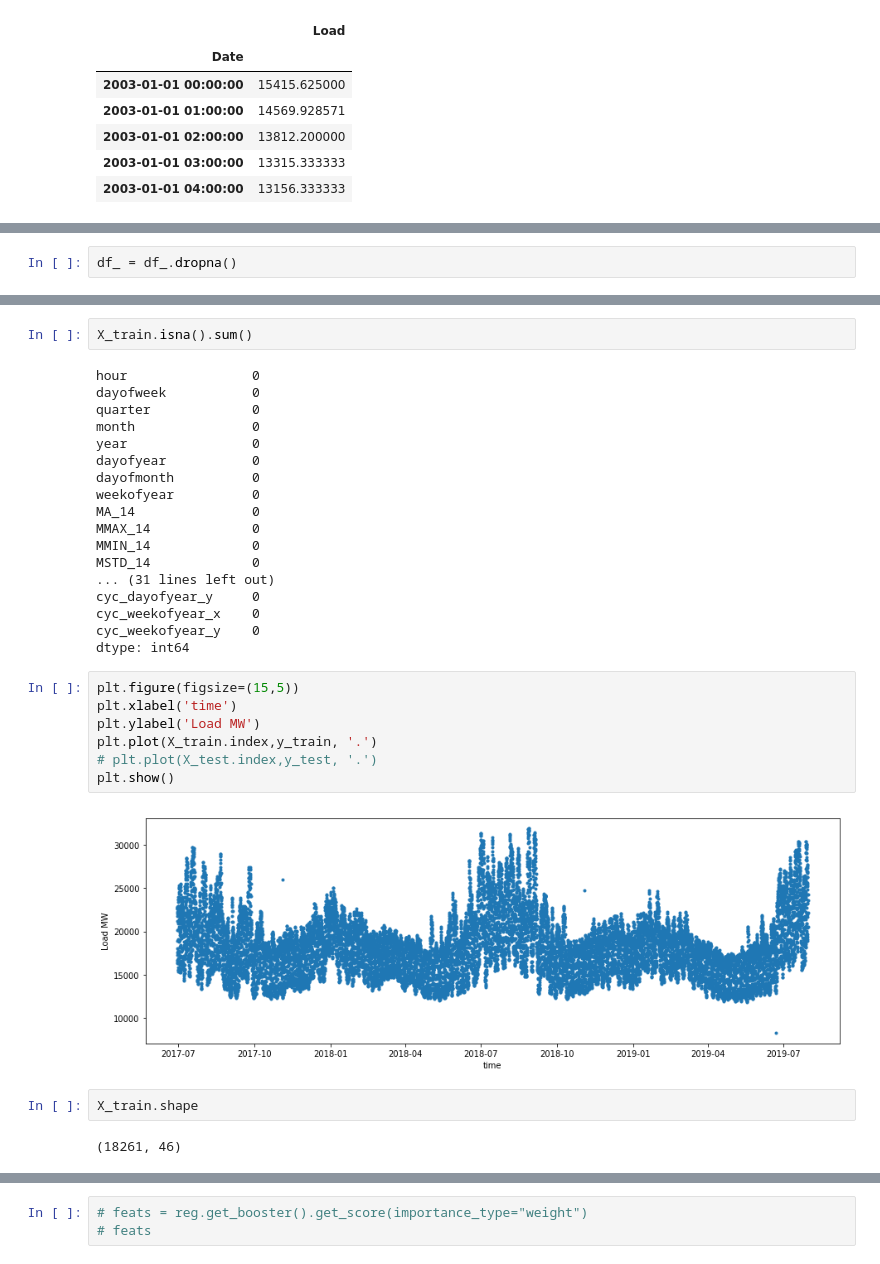
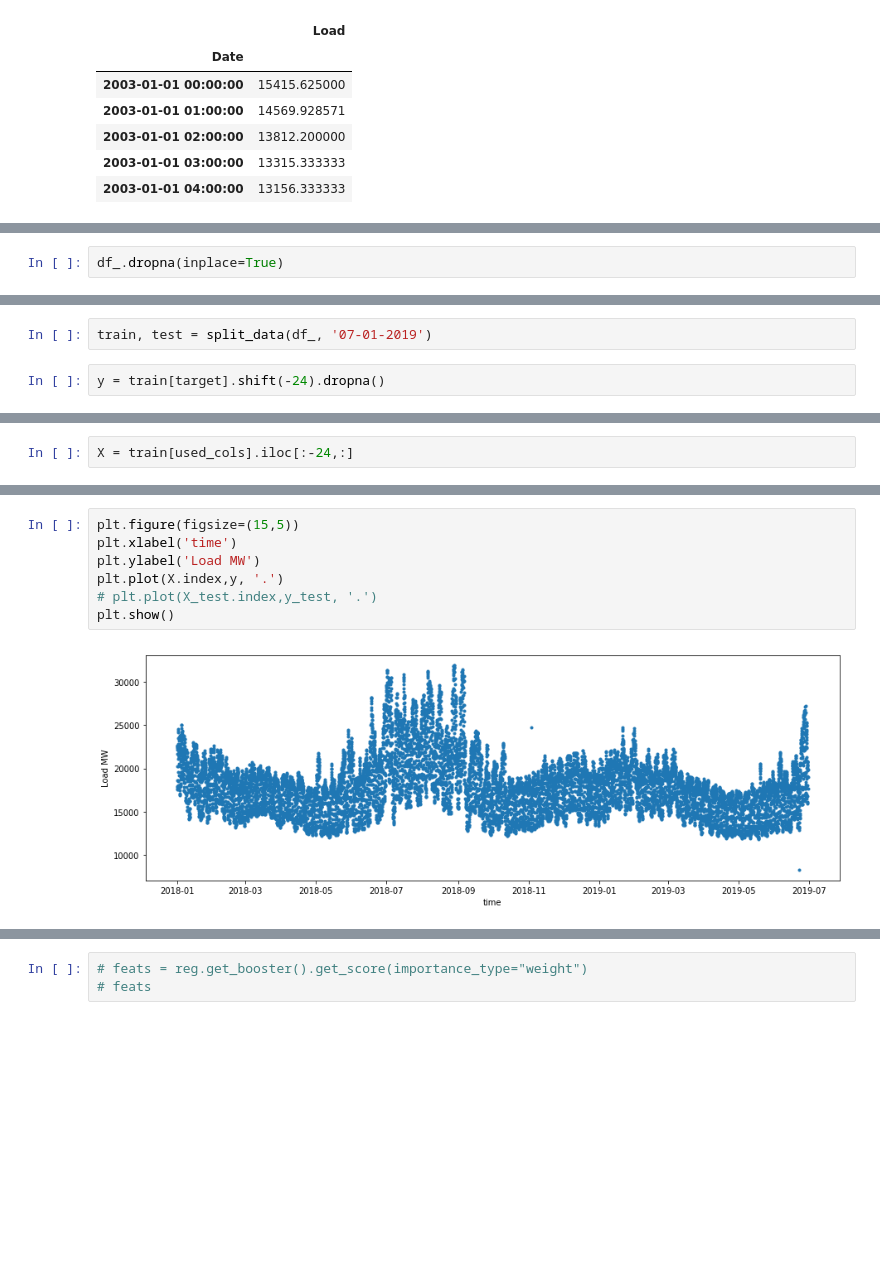
Before and after one commit to dmart49/nyiso_project, a Jupyter notebook: xgboost.ipynb, the cells around one changed output, grey strips where cells are left out. Cells and saved outputs as stored; diff of their text form; blank space fills up the shorter version.

```diff
--- a/xgboost.ipynb
+++ b/xgboost.ipynb
@@ -214,5 +216,5 @@ df_ = create_features(df_)
 # %%
-df_ = df_.dropna()
+df_.dropna(inplace=True)
 # %%
 df_.head()
 # %% [output]
@@ -237,0 +240,4 @@ df_.tail()
+# %%
+train, test = split_data(df_, '07-01-2019')
+# %%
+y = train[target].shift(-24).dropna()
@@ -238 +247,3 @@ df_.tail()
+# %%
+X = train[used_cols].iloc[:-24,:]
 # %%
@@ -359,33 +257,9 @@ X_test.head()
-# %%
-X_train.isna().sum()
-# %% [output]
-hour                0
-dayofweek           0
-quarter             0
-month               0
-year                0
-dayofyear           0
-dayofmonth          0
-weekofyear          0
-MA_14               0
-MMAX_14             0
-MMIN_14             0
-MSTD_14             0
-... (31 lines left out)
-cyc_dayofyear_y     0
-cyc_weekofyear_x    0
-cyc_weekofyear_y    0
-dtype: int64
 # %%
 plt.figure(figsize=(15,5))
 plt.xlabel('time')
 plt.ylabel('Load MW')
-plt.plot(X_train.index,y_train, '.')
+plt.plot(X.index,y, '.')
 # plt.plot(X_test.index,y_test, '.')
 plt.show()
 # %% [output]
-[figure, old version]
+[figure, new version]
-# %%
-X_train.shape
-# %% [output]
-(18261, 46)
```
Also changed, not shown: parts of 72 cells of this notebook.
